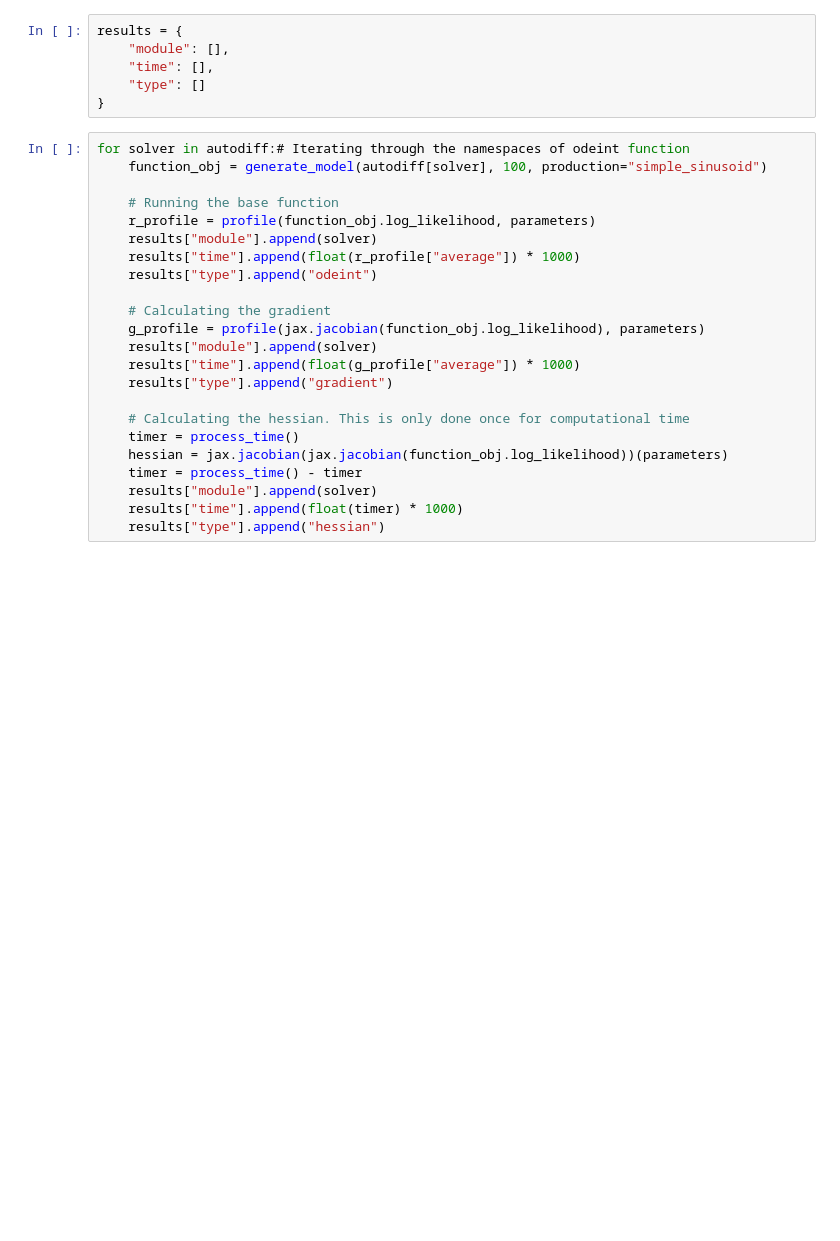
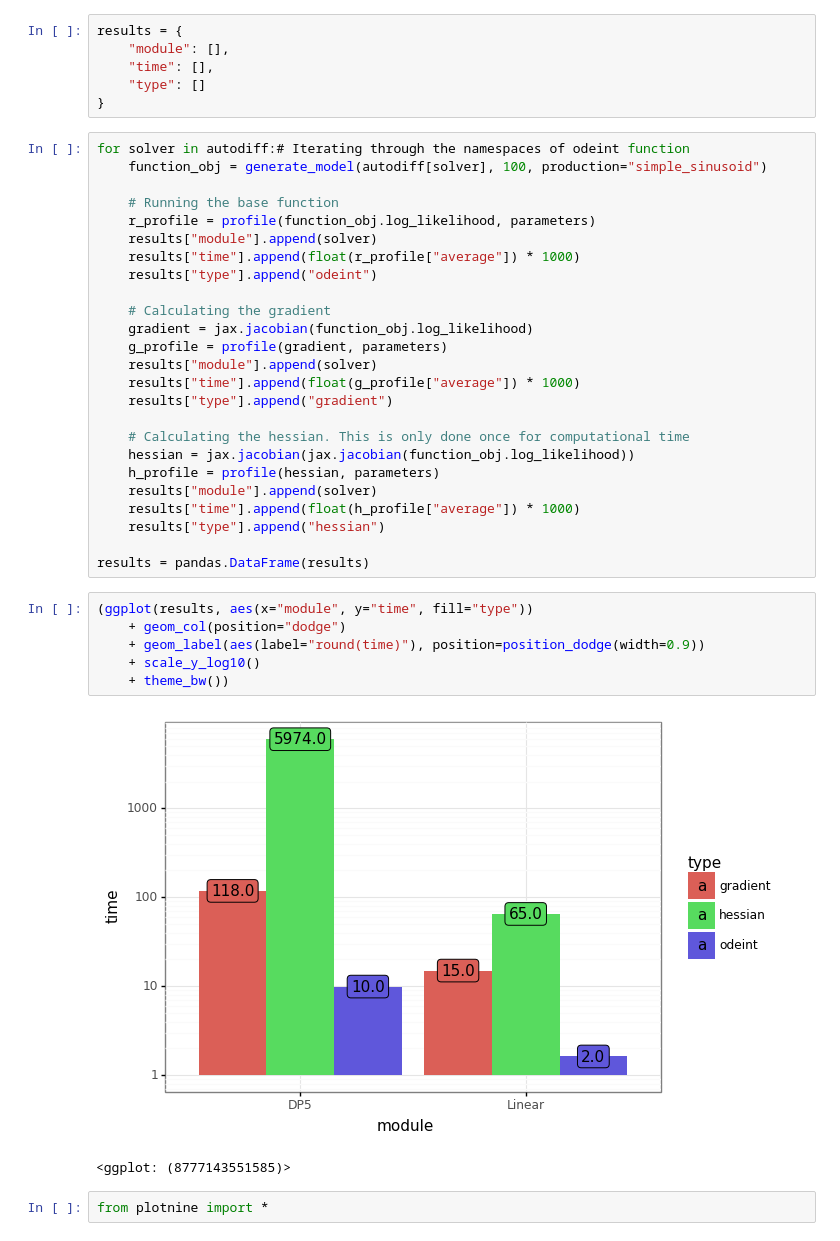
Before and after one commit to SharmaLlama/ticktack, a Jupyter notebook: notebooks/Linear_Solver.ipynb, the cells around one changed output. Drawn from its saved outputs; the diff is of its cells as text; blank space fills up the shorter version.

```diff
--- a/notebooks/Linear_Solver.ipynb
+++ b/notebooks/Linear_Solver.ipynb
@@ -237,15 +246,28 @@ for solver in autodiff:# Iterating through the namespaces of odeint function
     results["type"].append("odeint")
 
     # Calculating the gradient
-    g_profile = profile(jax.jacobian(function_obj.log_likelihood), parameters)
+    gradient = jax.jacobian(function_obj.log_likelihood)
+    g_profile = profile(gradient, parameters)
     results["module"].append(solver)
     results["time"].append(float(g_profile["average"]) * 1000)
     results["type"].append("gradient")
 
     # Calculating the hessian. This is only done once for computational time
-    timer = process_time()
-    hessian = jax.jacobian(jax.jacobian(function_obj.log_likelihood))(parameters)
-    timer = process_time() - timer
+    hessian = jax.jacobian(jax.jacobian(function_obj.log_likelihood))
+    h_profile = profile(hessian, parameters)
     results["module"].append(solver)
-    results["time"].append(float(timer) * 1000)
+    results["time"].append(float(h_profile["average"]) * 1000)
     results["type"].append("hessian")
+
+results = pandas.DataFrame(results)
+# %%
+(ggplot(results, aes(x="module", y="time", fill="type"))
+    + geom_col(position="dodge")
+    + geom_label(aes(label="round(time)"), position=position_dodge(width=0.9))
+    + scale_y_log10()
+    + theme_bw())
+# %% [output]
+[figure, added]
+<ggplot: (8777143551585)>
+# %%
+from plotnine import *
```
Also changed, not shown: parts of 7 cells of this notebook.
